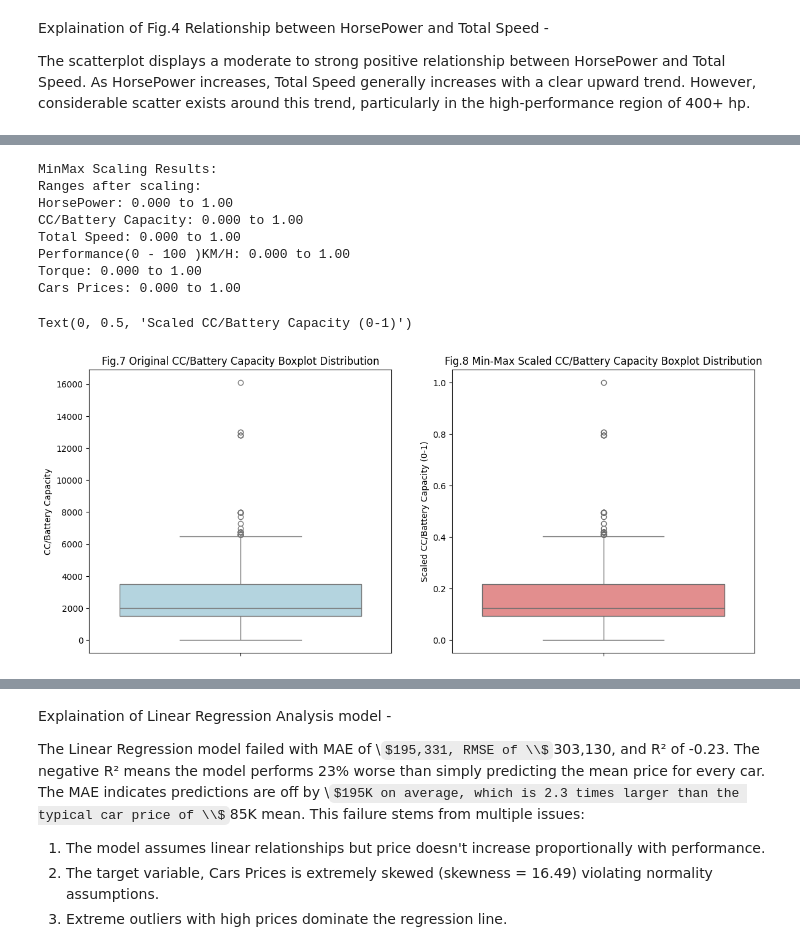
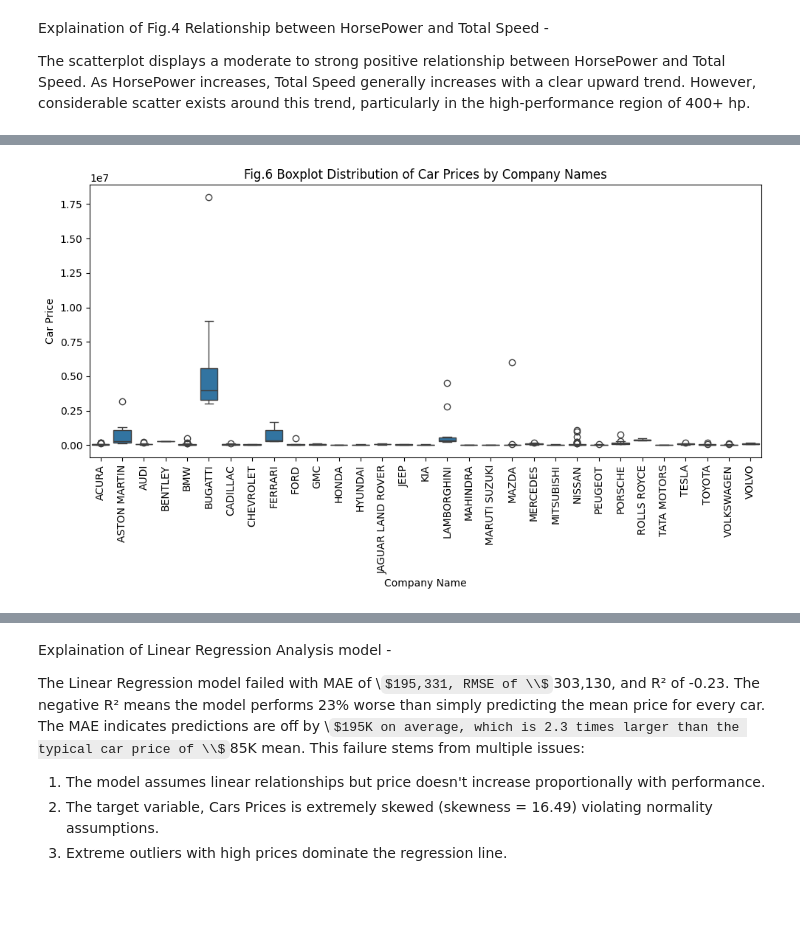
Before and after one commit to Syed-Nihaal/Cars-Dataset-Analysis-CW1, a Jupyter notebook: CW1.ipynb, the cells around one changed output, grey strips where cells are left out. Cells and saved outputs as stored; diff of their text form; code cells hidden in the pictures; some formulas as TeX source; blank space fills up the shorter version.

```diff
--- a/CW1.ipynb
+++ b/CW1.ipynb
@@ -421,37 +392,17 @@ change and all relationships, outliers, and relative distances are preserved.
 # %%
-# Scaling data to Min-Max range [0, 1] for Boxplot distribution
-numeric_columns = ['HorsePower', 'CC/Battery Capacity', 'Total Speed', 'Performance(0 - 100 )KM/H', 'Torque', 'Cars Prices']
-
-minmax_scaler = MinMaxScaler()
-data_minmax = data.copy()
-data_minmax[numeric_columns] = minmax_scaler.fit_transform(data[numeric_columns])
-
-print("\nMinMax Scaling Results:")
-print(f"Ranges after scaling:")
-for col in numeric_columns:
-    print(f"{col}: {data_minmax[col].min():.3f} to {data_minmax[col].max():.2f}")
-
-# Compare distributions before and after scaling
-fig, (ax1, ax2) = plt.subplots(1, 2, figsize=(14, 6))
-
-# Boxplot for original data
-sns.boxplot(y=data['CC/Battery Capacity'], ax=ax1, color='lightblue')
-ax1.set_title('Fig.7 Original CC/Battery Capacity Boxplot Distribution')
-ax1.set_ylabel('CC/Battery Capacity')
-
-# Boxplot for scaled data
-sns.boxplot(y=data_minmax['CC/Battery Capacity'], ax=ax2, color='lightcoral')
-ax2.set_title('Fig.8 Min-Max Scaled CC/Battery Capacity Boxplot Distribution')
-ax2.set_ylabel('Scaled CC/Battery Capacity (0-1)')
+# Displaying the boxplot distribution of Car Prices and Company Names
+plt.figure(figsize=(10, 6))
+le = LabelEncoder()
+data['Company Names_encoded'] = le.fit_transform(data['Company Names'])
+company_name_mapping = {i: company for i, company in enumerate(le.classes_)}
+sns.boxplot(data=data, x='Company Names_encoded', y='Cars Prices')
+tick_locations = plt.gca().get_xticks()
+tick_labels = [company_name_mapping.get(tick, '') for tick in tick_locations]
+plt.xticks(ticks=tick_locations, labels=tick_labels, rotation=90)
+plt.title('Fig.6 Boxplot Distribution of Car Prices by Company Names')
+plt.xlabel('Company Name')
+plt.ylabel('Car Price')
+plt.tight_layout()
 # %% [output]
-MinMax Scaling Results:
-Ranges after scaling:
-HorsePower: 0.000 to 1.00
-CC/Battery Capacity: 0.000 to 1.00
-Total Speed: 0.000 to 1.00
-Performance(0 - 100 )KM/H: 0.000 to 1.00
-Torque: 0.000 to 1.00
-Cars Prices: 0.000 to 1.00
-Text(0, 0.5, 'Scaled CC/Battery Capacity (0-1)')
-[figure, old version]
+[figure, new version]
 # %% [markdown]
```
Also changed, not shown: parts of 11 cells of this notebook.
